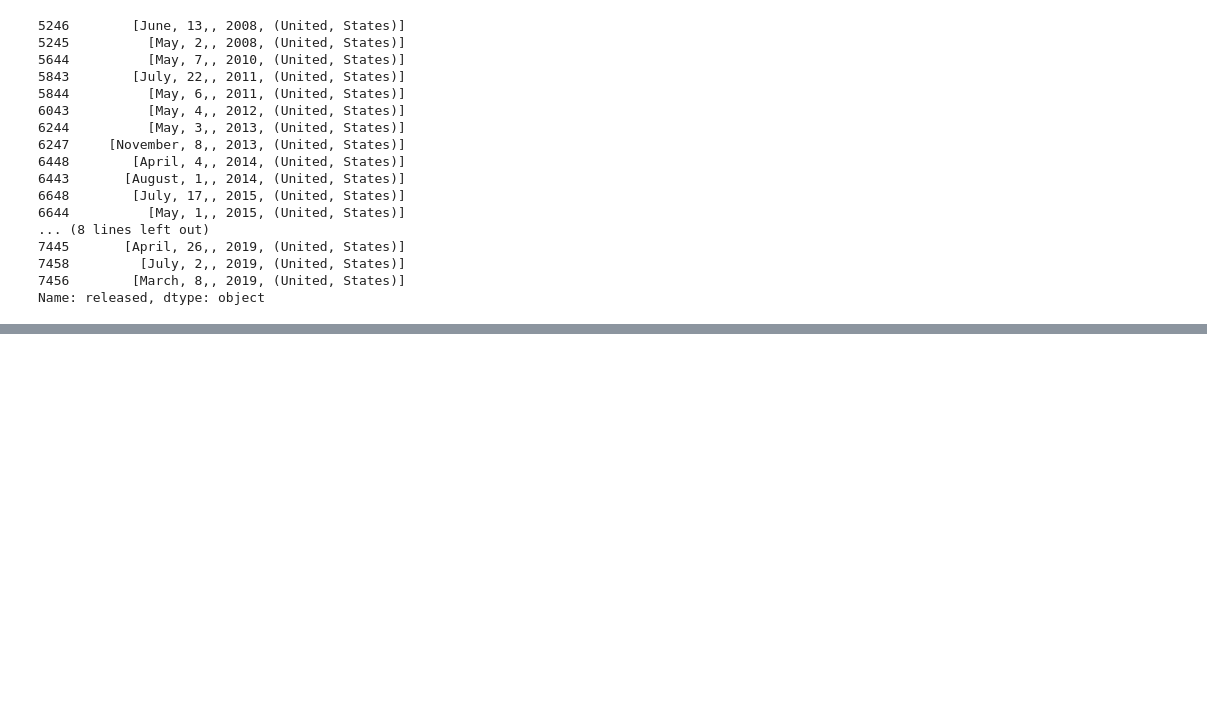
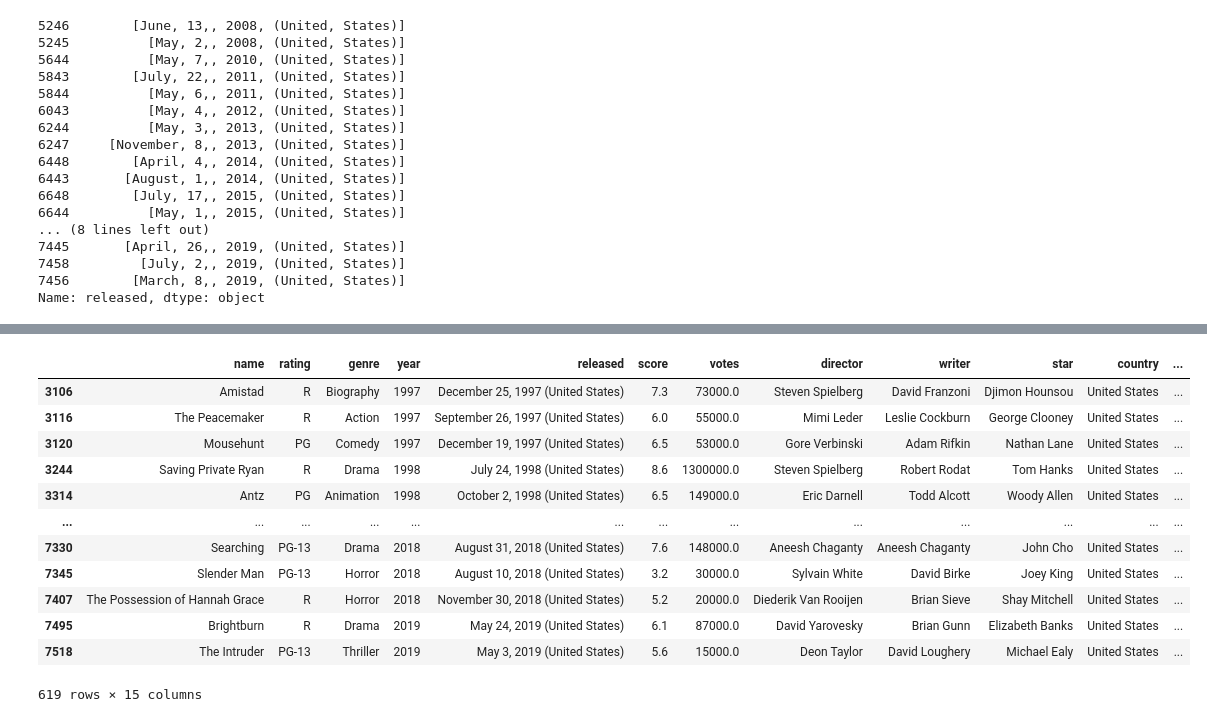
Before and after one commit to JaeHong-Park987/Kaggle, a Jupyter notebook: Movie Industry/Movie Industry 분석.ipynb, the cells around one changed output, grey strips where cells are left out. Saved outputs shown, nothing was run; the diff lists cells and outputs as text; code cells hidden in the pictures; blank space fills up the shorter version.

```diff
--- a/Movie Industry/Movie Industry 분석.ipynb
+++ b/Movie Industry/Movie Industry 분석.ipynb
@@ -525,0 +607,20 @@ Name: released, dtype: object
+# %%
+for i in top20company[10:20]:
+     df_new = df[df['company'] == i]
+     df_top10_20 = pd.concat([df_top10_20, df_new])
+
+df_top10_20
+# %% [output]
+|  | name | rating | genre | year | released | score | votes | director | writer | star | country | ... |
+| 3106 | Amistad | R | Biography | 1997 | December 25, 1997 (United States) | 7.3 | 73000.0 | Steven Spielberg | David Franzoni | Djimon Hounsou | United States | ... |
+| 3116 | The Peacemaker | R | Action | 1997 | September 26, 1997 (United States) | 6.0 | 55000.0 | Mimi Leder | Leslie Cockburn | George Clooney | United States | ... |
+| 3120 | Mousehunt | PG | Comedy | 1997 | December 19, 1997 (United States) | 6.5 | 53000.0 | Gore Verbinski | Adam Rifkin | Nathan Lane | United States | ... |
+| 3244 | Saving Private Ryan | R | Drama | 1998 | July 24, 1998 (United States) | 8.6 | 1300000.0 | Steven Spielberg | Robert Rodat | Tom Hanks | United States | ... |
+| 3314 | Antz | PG | Animation | 1998 | October 2, 1998 (United States) | 6.5 | 149000.0 | Eric Darnell | Todd Alcott | Woody Allen | United States | ... |
+| ... | ... | ... | ... | ... | ... | ... | ... | ... | ... | ... | ... | ... |
+| 7330 | Searching | PG-13 | Drama | 2018 | August 31, 2018 (United States) | 7.6 | 148000.0 | Aneesh Chaganty | Aneesh Chaganty | John Cho | United States | ... |
+| 7345 | Slender Man | PG-13 | Horror | 2018 | August 10, 2018 (United States) | 3.2 | 30000.0 | Sylvain White | David Birke | Joey King | United States | ... |
+| 7407 | The Possession of Hannah Grace | R | Horror | 2018 | November 30, 2018 (United States) | 5.2 | 20000.0 | Diederik Van Rooijen | Brian Sieve | Shay Mitchell | United States | ... |
+| 7495 | Brightburn | R | Drama | 2019 | May 24, 2019 (United States) | 6.1 | 87000.0 | David Yarovesky | Brian Gunn | Elizabeth Banks | United States | ... |
+| 7518 | The Intruder | PG-13 | Thriller | 2019 | May 3, 2019 (United States) | 5.6 | 15000.0 | Deon Taylor | David Loughery | Michael Ealy | United States | ... |
+619 rows × 15 columns
```
Also changed, not shown: parts of 10 cells of this notebook.
